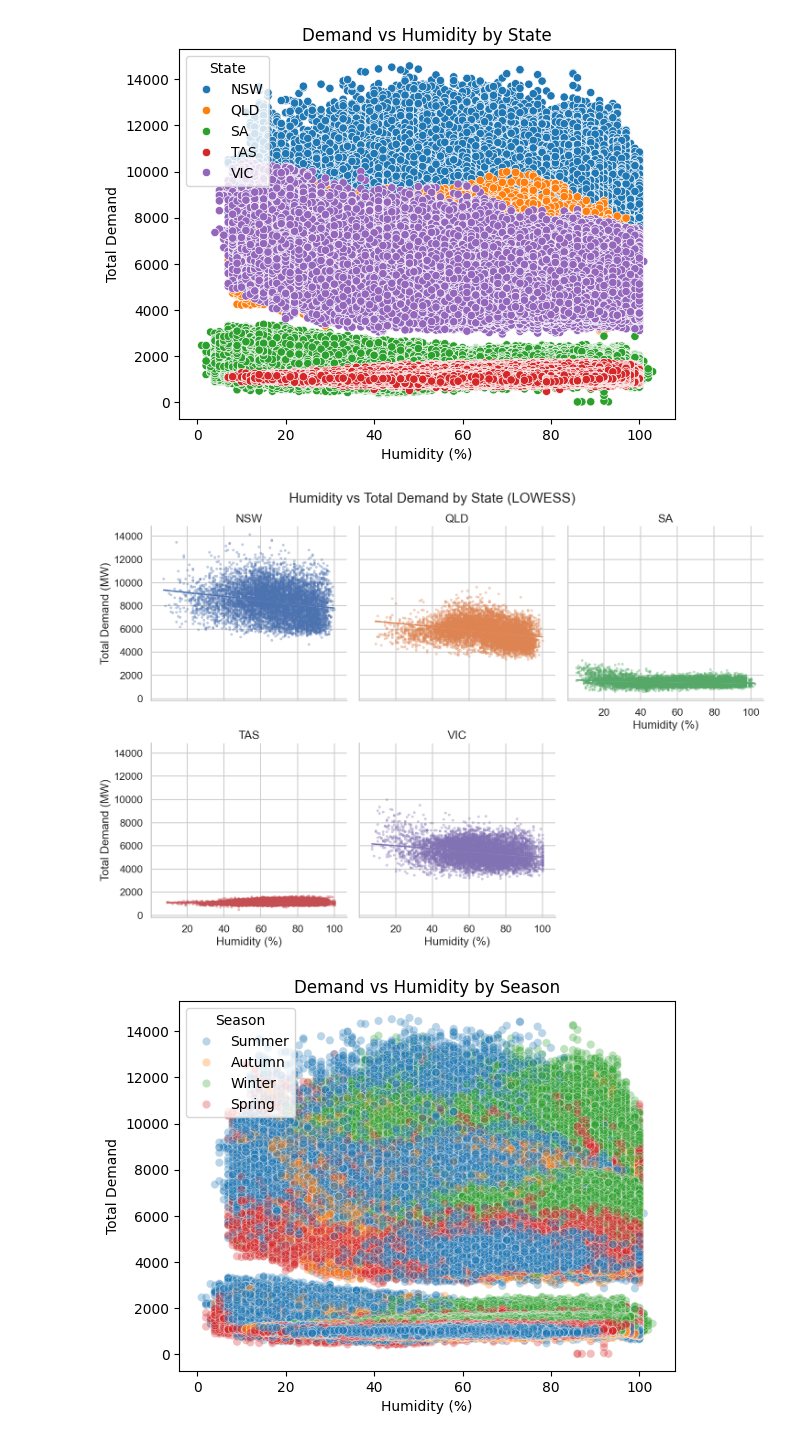
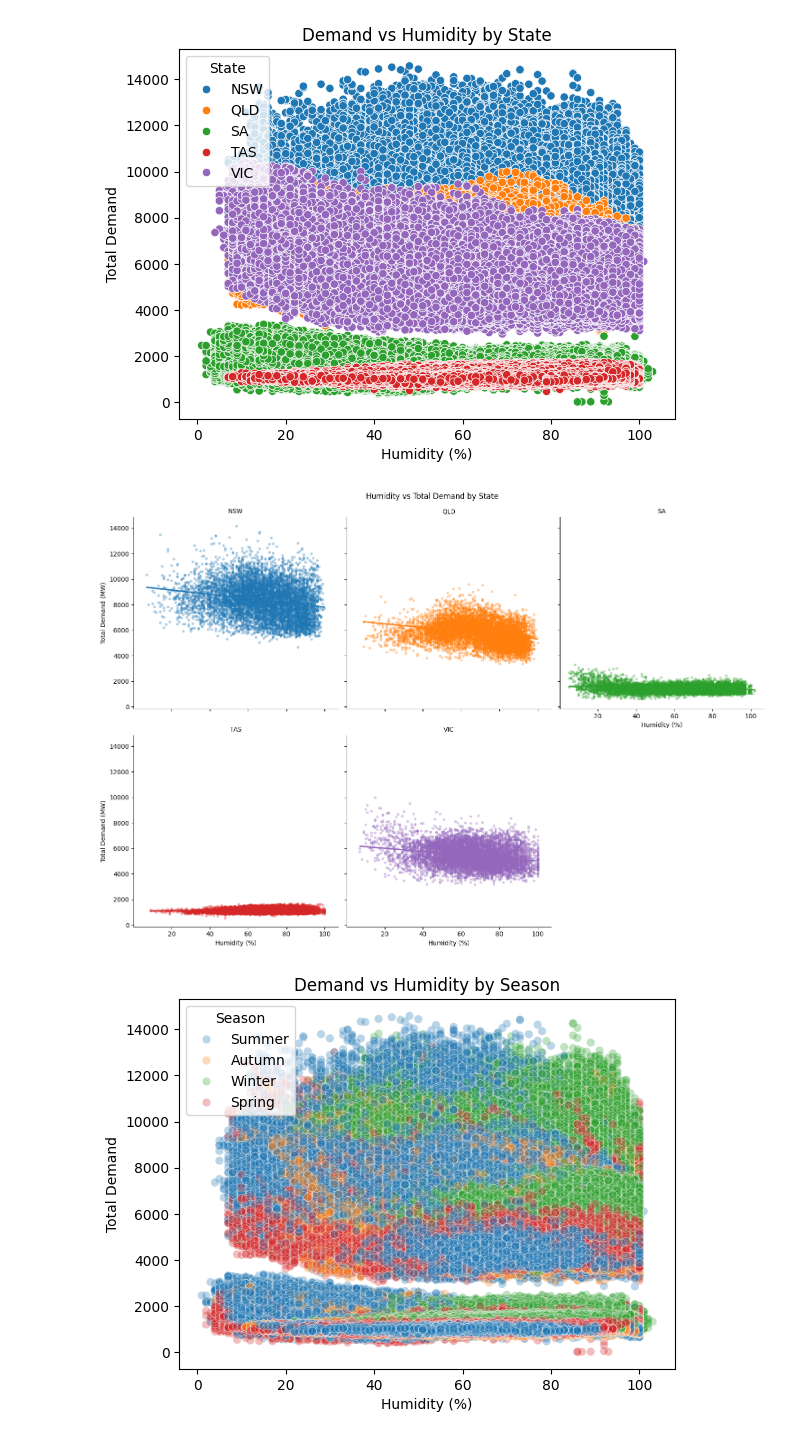
Before and after one commit to harjask-7/ADS1002-project, a Jupyter notebook: notebooks/jiehni/eda_humidity_demand.ipynb, the cells around one changed output. Cells and saved outputs as stored; diff of their text form; code cells hidden in the pictures.

```diff
--- a/notebooks/jiehni/eda_humidity_demand.ipynb
+++ b/notebooks/jiehni/eda_humidity_demand.ipynb
@@ -56,26 +56,26 @@ plt.show()
 # %%
 # downsample data, random sample up to 8000 rows per state
 df_sample = (
     data.groupby("State", group_keys=False)
         .apply(lambda g: g.sample(n=min(8000, len(g)), random_state=42))
         .reset_index(drop=True)
 )
 
 # plot lmplot of humidity vs total demand (scatter plot + linear regression line) and separate into states
 g = sns.lmplot(
     data=df_sample,
     x="Humidity (%)", y="Total Demand",
     hue="State",
     col="State", col_wrap=3,
     scatter_kws={"s": 10, "alpha": 0.3},
     line_kws={"lw": 2}
 )
 g.set_axis_labels("Humidity (%)", "Total Demand (MW)")
 g.set_titles("{col_name}")
-g.fig.suptitle("Humidity vs Total Demand by State (LOWESS)", y=1.02)
+g.fig.suptitle("Humidity vs Total Demand by State", y=1.02)
 plt.show()
 # %% [output]
-[figure, old version]
+[figure, new version]
 # %%
 # extract month
 data["Month"] = pd.to_datetime(data["Datetime"]).dt.month
```
Also changed, not shown: parts of 1 cell of this notebook.
